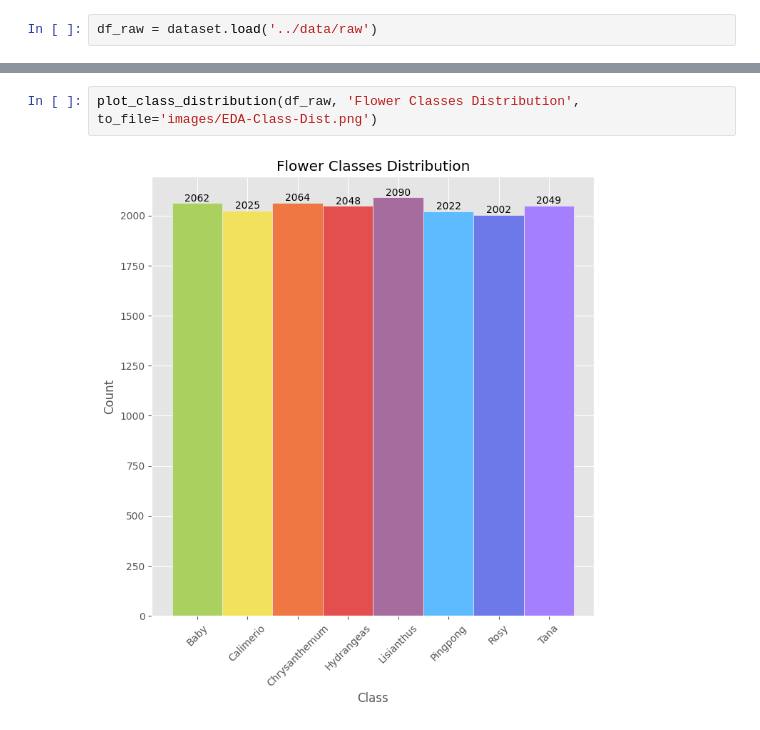
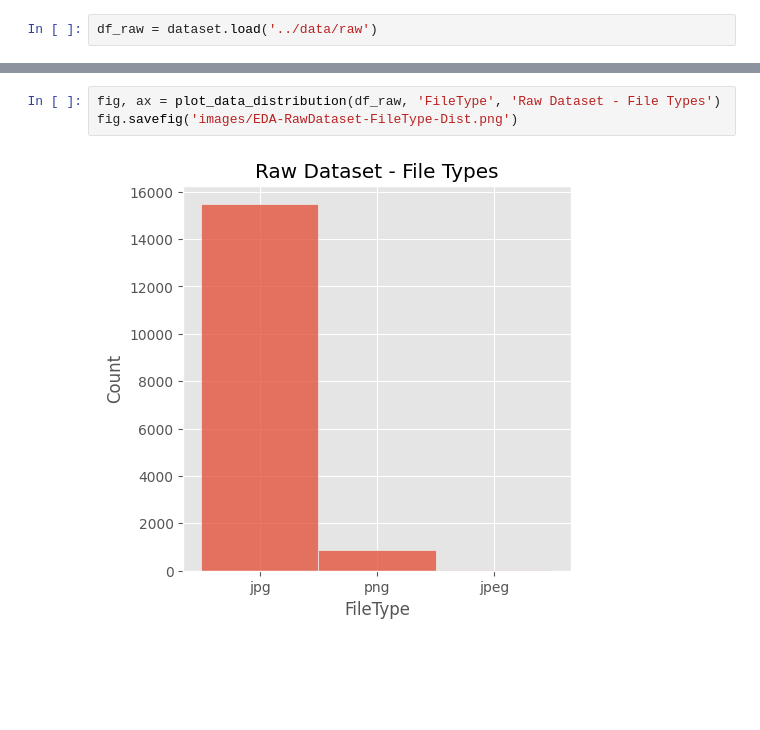
Before and after one commit to miketvo/rmit2023a-cosc2753-assignment2, a Jupyter notebook: notebooks/Step1.EDA.ipynb, the cells around one changed output, grey strips where cells are left out. Cells and saved outputs as stored; diff of their text form; blank space fills up the shorter version.

Commit message:
Modularized data visualization method in utils.visualization.plot_data_distribution()

```diff
--- a/notebooks/Step1.EDA.ipynb
+++ b/notebooks/Step1.EDA.ipynb
@@ -55,4 +56,5 @@ df_raw.sample(n=42, random_state=42)
-# %%
-plot_class_distribution(df_raw, 'Flower Classes Distribution', to_file='images/EDA-Class-Dist.png')
-# %% [output]
-[figure, removed]
+# %%
+fig, ax = plot_data_distribution(df_raw, 'FileType', 'Raw Dataset - File Types')
+fig.savefig('images/EDA-RawDataset-FileType-Dist.png')
+# %% [output]
+[figure, added]
```
Also changed, not shown: parts of 4 cells of this notebook, 3 other files.
